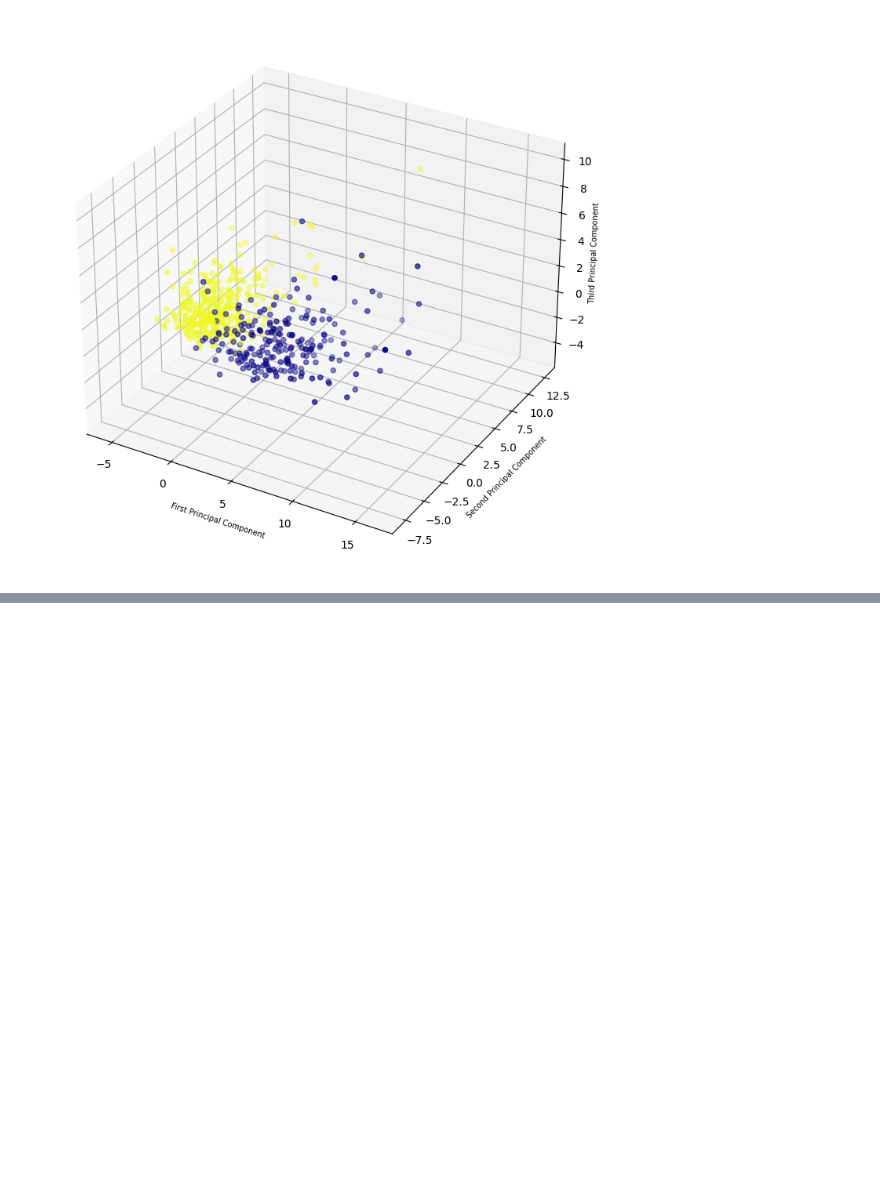
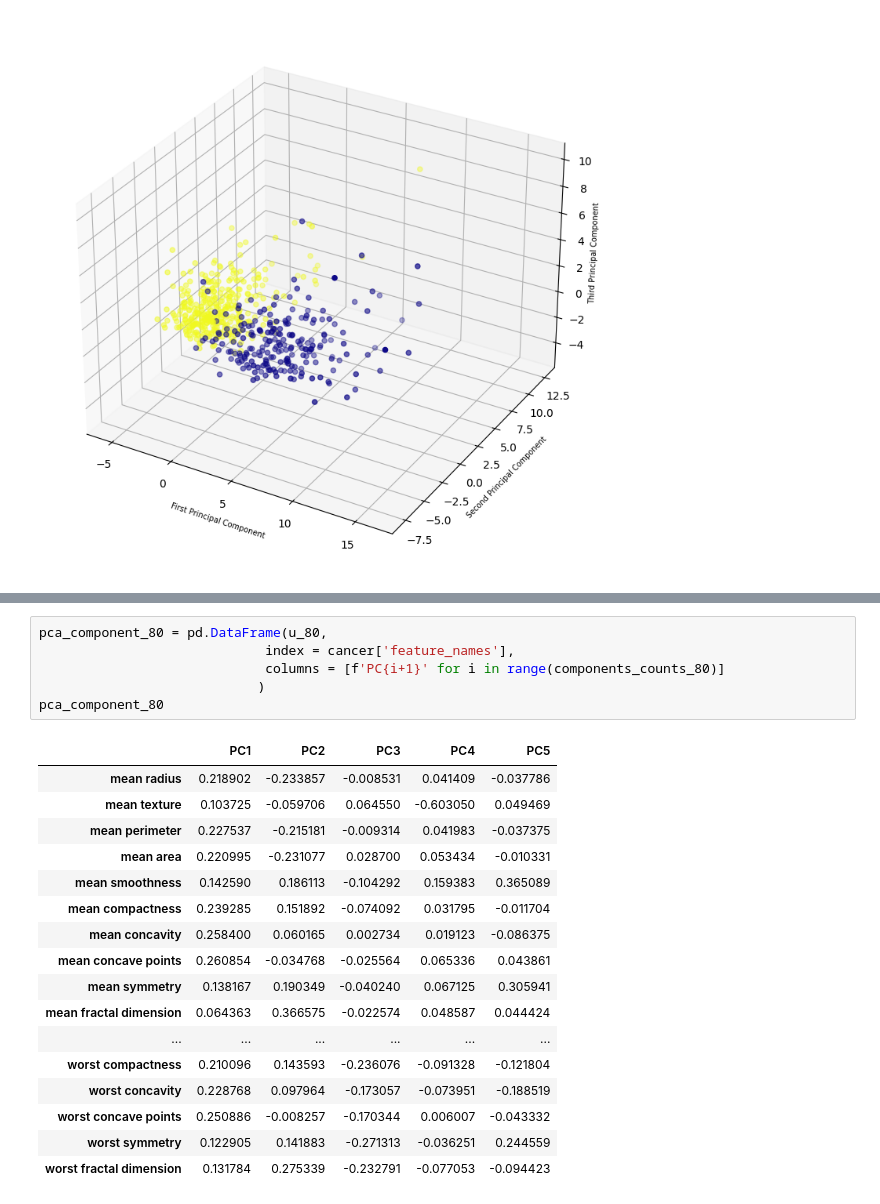
Before and after one commit to alinaserinet/matrix-discovery, a Jupyter notebook: notebooks/PCA.ipynb, the cells around one changed output, grey strips where cells are left out. Saved outputs shown, nothing was run; the diff lists cells and outputs as text; blank space fills up the shorter version.

```diff
--- a/notebooks/PCA.ipynb
+++ b/notebooks/PCA.ipynb
@@ -261,0 +302,24 @@ plt.show()
+# %%
+pca_component_80 = pd.DataFrame(u_80,
+                             index = cancer['feature_names'],
+                             columns = [f'PC{i+1}' for i in range(components_counts_80)]
+                            )
+pca_component_80
+# %% [output]
+|  | PC1 | PC2 | PC3 | PC4 | PC5 |
+| mean radius | 0.218902 | -0.233857 | -0.008531 | 0.041409 | -0.037786 |
+| mean texture | 0.103725 | -0.059706 | 0.064550 | -0.603050 | 0.049469 |
+| mean perimeter | 0.227537 | -0.215181 | -0.009314 | 0.041983 | -0.037375 |
+| mean area | 0.220995 | -0.231077 | 0.028700 | 0.053434 | -0.010331 |
+| mean smoothness | 0.142590 | 0.186113 | -0.104292 | 0.159383 | 0.365089 |
+| mean compactness | 0.239285 | 0.151892 | -0.074092 | 0.031795 | -0.011704 |
+| mean concavity | 0.258400 | 0.060165 | 0.002734 | 0.019123 | -0.086375 |
+| mean concave points | 0.260854 | -0.034768 | -0.025564 | 0.065336 | 0.043861 |
+| mean symmetry | 0.138167 | 0.190349 | -0.040240 | 0.067125 | 0.305941 |
+| mean fractal dimension | 0.064363 | 0.366575 | -0.022574 | 0.048587 | 0.044424 |
+| ... | ... | ... | ... | ... | ... |
+| worst compactness | 0.210096 | 0.143593 | -0.236076 | -0.091328 | -0.121804 |
+| worst concavity | 0.228768 | 0.097964 | -0.173057 | -0.073951 | -0.188519 |
+| worst concave points | 0.250886 | -0.008257 | -0.170344 | 0.006007 | -0.043332 |
+| worst symmetry | 0.122905 | 0.141883 | -0.271313 | -0.036251 | 0.244559 |
+| worst fractal dimension | 0.131784 | 0.275339 | -0.232791 | -0.077053 | -0.094423 |
```
Also changed, not shown: parts of 8 cells of this notebook.
